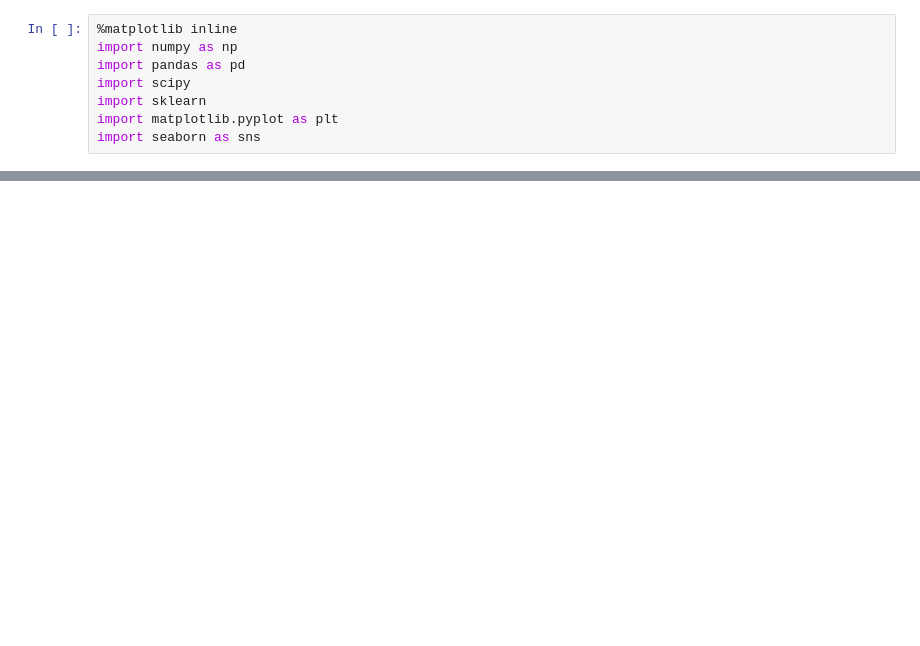
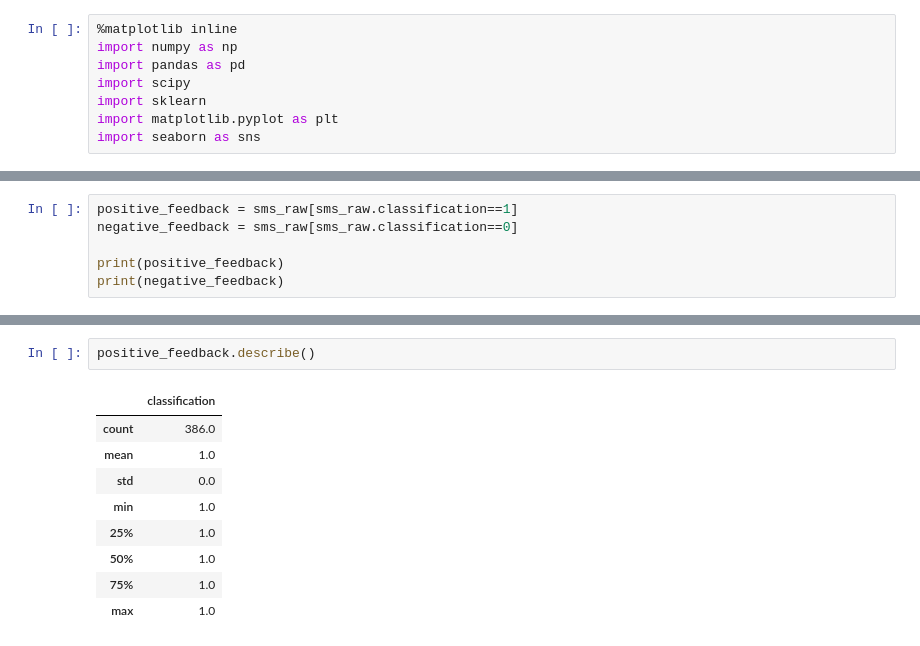
Before and after one commit to Kingbigtiger/class-studies, a Jupyter notebook: Unit 2.2.7 Feedback Analysis drill.ipynb, the cells around one changed output, grey strips where cells are left out. Cells and saved outputs as stored; diff of their text form; blank space fills up the shorter version.

```diff
--- a/Unit 2.2.7 Feedback Analysis drill.ipynb
+++ b/Unit 2.2.7 Feedback Analysis drill.ipynb
@@ -17,0 +34,6 @@ print(data)
+# %%
+positive_feedback = sms_raw[sms_raw.classification==1]
+negative_feedback = sms_raw[sms_raw.classification==0]
+
+print(positive_feedback)
+print(negative_feedback)
@@ -18 +58,13 @@ print(data)
+# %%
+positive_feedback.describe()
+# %% [output]
+|  | classification |
+| count | 386.0 |
+| mean | 1.0 |
+| std | 0.0 |
+| min | 1.0 |
+| 25% | 1.0 |
+| 50% | 1.0 |
+| 75% | 1.0 |
+| max | 1.0 |
 # %%
```
Also changed, not shown: parts of 11 cells of this notebook.
